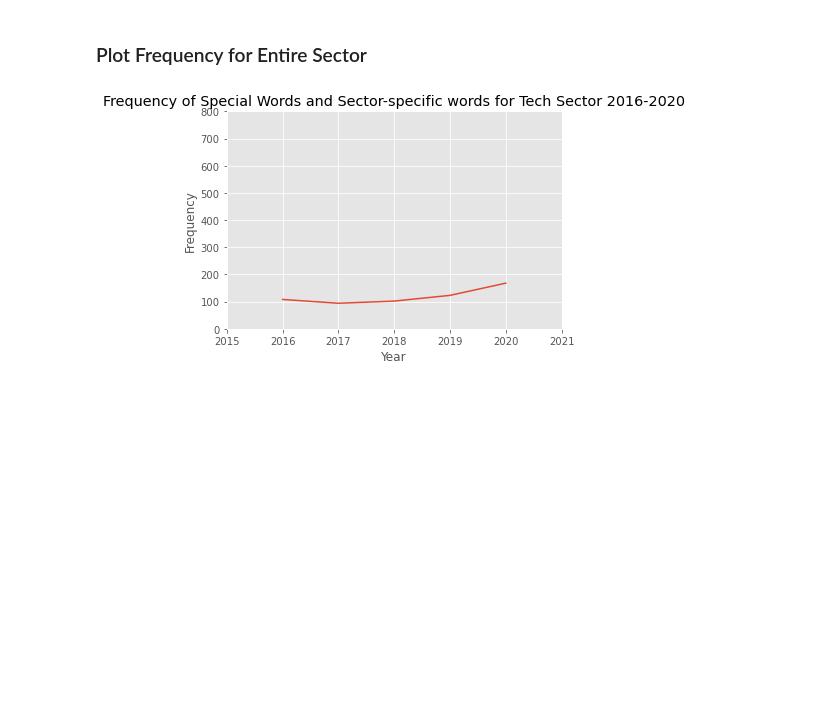
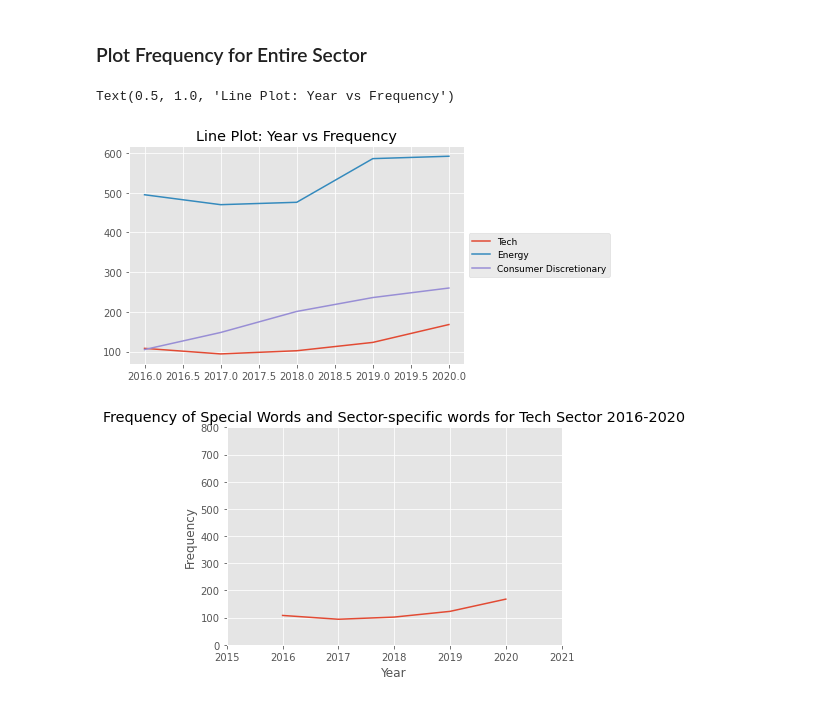
Before and after one commit to asumpon/edgar-challenge-4, a Jupyter notebook: ProblemSetThinkingAboutChange.ipynb, the cells around one changed output. Cells and saved outputs as stored; diff of their text form; code cells hidden in the pictures; blank space fills up the shorter version.

```diff
--- a/ProblemSetThinkingAboutChange.ipynb
+++ b/ProblemSetThinkingAboutChange.ipynb
@@ -426,6 +420,16 @@ all_DF
 ## Visualizations
 # %% [markdown]
 ### Plot Frequency for Entire Sector
+# %%
+fig, ax = plt.subplots()
+ax.plot(tech_companiesDF.groupby('Year')['Frequency'].sum())
+ax.plot(energy_companiesDF.groupby('Year')['Frequency'].sum())
+ax.plot(cd_companiesDF.groupby('Year')['Frequency'].sum())
+ax.legend(['Tech','Energy','Consumer Discretionary'],loc='center left', bbox_to_anchor=(1, 0.5),prop={'size': 9})
+ax.set_title('Line Plot: Year vs Frequency')
+# %% [output]
+Text(0.5, 1.0, 'Line Plot: Year vs Frequency')
+[figure, added]
 # %%
 plt.style.use('ggplot')
 def visualizeFreqPerSector(DF, title, xMax):
```
Also changed, not shown: parts of 19 cells of this notebook, 1 other file.
